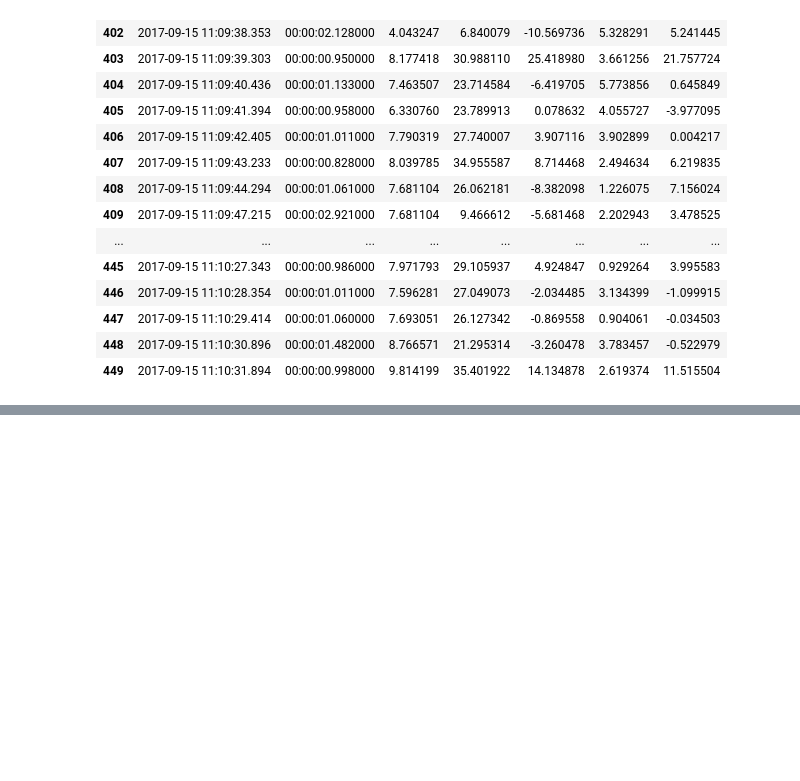
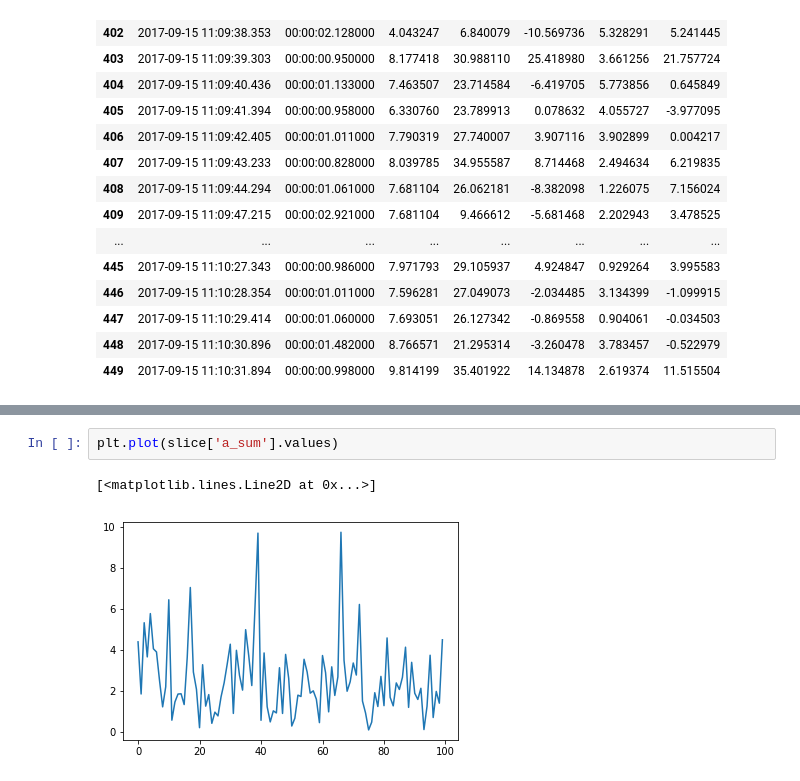
Before and after one commit to tempflip/kalman_filters, a Jupyter notebook: geo1_plot.ipynb, the cells around one changed output, grey strips where cells are left out. Drawn from its saved outputs; the diff is of its cells as text; blank space fills up the shorter version.

```diff
--- a/geo1_plot.ipynb
+++ b/geo1_plot.ipynb
@@ -92,0 +124,5 @@ min(df['lat'].values)
+# %%
+plt.plot(slice['a_sum'].values)
+# %% [output]
+[<matplotlib.lines.Line2D at 0x...>]
+[figure, added]
```
Also changed, not shown: parts of 9 cells of this notebook.
